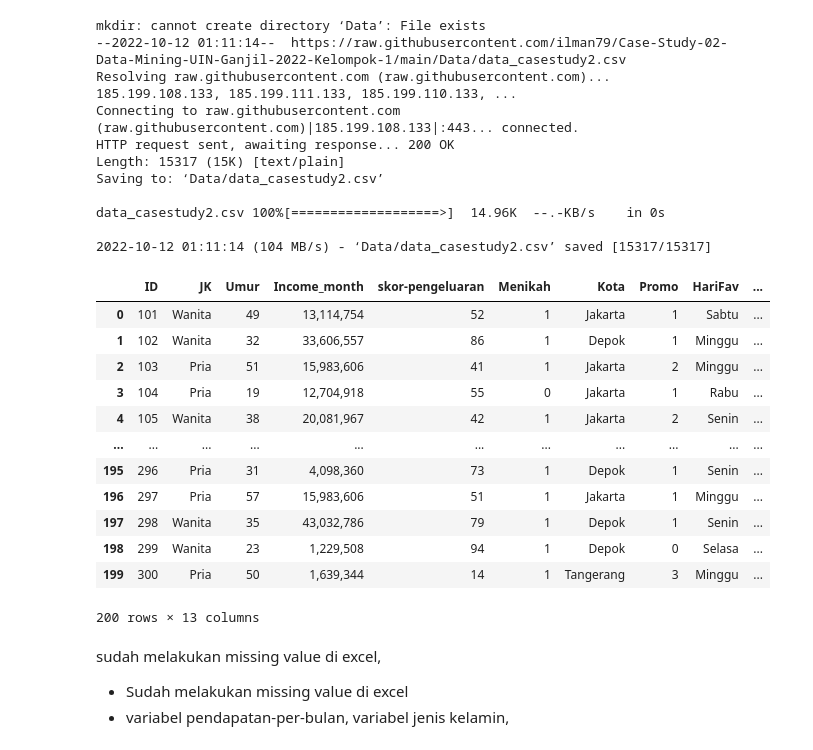
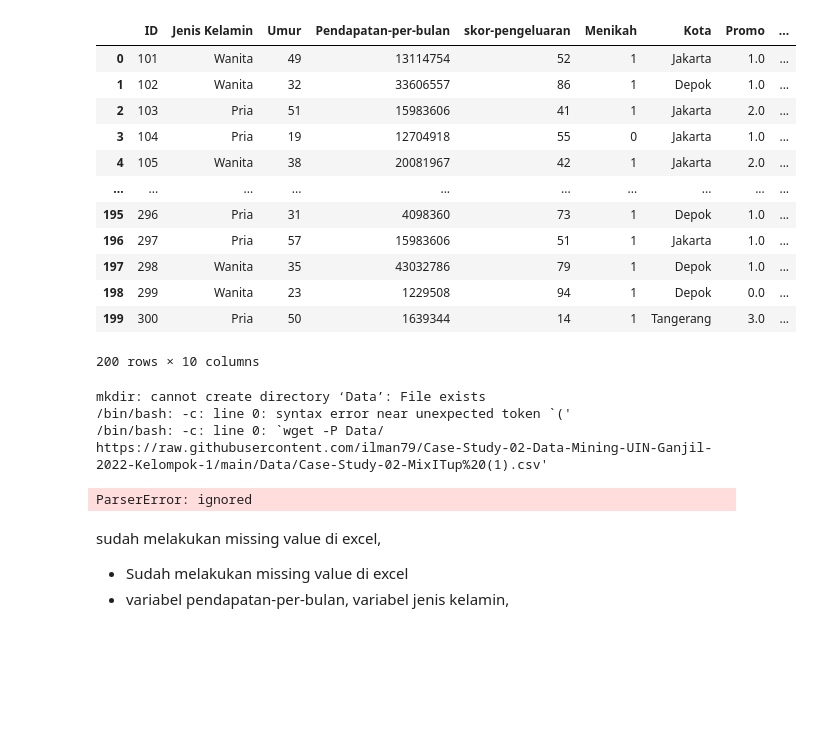
Before and after one commit to ilman79/Case-Study-02-Data-Mining-UIN-Ganjil-2022-Kelompok-1, a Jupyter notebook: Study_Case_2_Kelompok_1.ipynb, the cells around one changed output. Drawn from its saved outputs; the diff is of its cells as text; code cells hidden in the pictures; blank space fills up the shorter version.

```diff
--- a/Study_Case_2_Kelompok_1.ipynb
+++ b/Study_Case_2_Kelompok_1.ipynb
@@ -32,41 +32,38 @@ tau_unsup.py.1      100%[===================>]  16.98K  --.-KB/s    in 0.001s
+# %%
+df = pd.read_csv('https://raw.githubusercontent.com/ilman79/Case-Study-02-Data-Mining-UIN-Ganjil-2022-Kelompok-1/main/Data/Case-Study-02-MixITup%20(1).csv')
+df
+# %% [output]
+|  | ID | Jenis Kelamin | Umur | Pendapatan-per-bulan | skor-pengeluaran | Menikah | Kota | Promo | ... |
+| 0 | 101 | Wanita | 49 | 13114754 | 52 | 1 | Jakarta | 1.0 | ... |
+| 1 | 102 | Wanita | 32 | 33606557 | 86 | 1 | Depok | 1.0 | ... |
+| 2 | 103 | Pria | 51 | 15983606 | 41 | 1 | Jakarta | 2.0 | ... |
+| 3 | 104 | Pria | 19 | 12704918 | 55 | 0 | Jakarta | 1.0 | ... |
+| 4 | 105 | Wanita | 38 | 20081967 | 42 | 1 | Jakarta | 2.0 | ... |
+| ... | ... | ... | ... | ... | ... | ... | ... | ... | ... |
+| 195 | 296 | Pria | 31 | 4098360 | 73 | 1 | Depok | 1.0 | ... |
+| 196 | 297 | Pria | 57 | 15983606 | 51 | 1 | Jakarta | 1.0 | ... |
+| 197 | 298 | Wanita | 35 | 43032786 | 79 | 1 | Depok | 1.0 | ... |
+| 198 | 299 | Wanita | 23 | 1229508 | 94 | 1 | Depok | 0.0 | ... |
+| 199 | 300 | Pria | 50 | 1639344 | 14 | 1 | Tangerang | 3.0 | ... |
+200 rows × 10 columns
 # %%
 import pandas as pd
 # %%
 # Loading Data:
 
 try: # Running Locally, yakinkan "file_" berada di folder "data"
-    df = pd.read_csv("Data/data_casestudy2.csv", low_memory = False, encoding='utf8')
+    df = pd.read_csv("Data/Book2.csv", low_memory = False, encoding='utf8')
 except: # Running in Google Colab
     !mkdir Data
-    !wget -P Data/ https://raw.githubusercontent.com/ilman79/Case-Study-02-Data-Mining-UIN-Ganjil-2022-Kelompok-1/main/Data/data_casestudy2.csv
-    df = pd.read_csv("Data/data_casestudy2.csv", low_memory = False, encoding='utf8')
+    !wget -P Data/ https://raw.githubusercontent.com/ilman79/Case-Study-02-Data-Mining-UIN-Ganjil-2022-Kelompok-1/main/Data/Case-Study-02-MixITup%20(1).csv
+    df = pd.read_csv("Data/Book2.csv", low_memory = False, encoding='utf8')
 
 df
 # %% [output]
 mkdir: cannot create directory ‘Data’: File exists
---2022-10-12 01:11:14--  https://raw.githubusercontent.com/ilman79/Case-Study-02-Data-Mining-UIN-Ganjil-2022-Kelompok-1/main/Data/data_casestudy2.csv
-Resolving raw.githubusercontent.com (raw.githubusercontent.com)... 185.199.108.133, 185.199.111.133, 185.199.110.133, ...
-Connecting to raw.githubusercontent.com (raw.githubusercontent.com)|185.199.108.133|:443... connected.
-HTTP request sent, awaiting response... 200 OK
-Length: 15317 (15K) [text/plain]
-Saving to: ‘Data/data_casestudy2.csv’
-
-data_casestudy2.csv 100%[===================>]  14.96K  --.-KB/s    in 0s
-
-2022-10-12 01:11:14 (104 MB/s) - ‘Data/data_casestudy2.csv’ saved [15317/15317]
+/bin/bash: -c: line 0: syntax error near unexpected token `('
+/bin/bash: -c: line 0: `wget -P Data/ https://raw.githubusercontent.com/ilman79/Case-Study-02-Data-Mining-UIN-Ganjil-2022-Kelompok-1/main/Data/Case-Study-02-MixITup%20(1).csv'
-|  | ID | JK | Umur | Income_month | skor-pengeluaran | Menikah | Kota | Promo | HariFav | ... |
-| 0 | 101 | Wanita | 49 | 13,114,754 | 52 | 1 | Jakarta | 1 | Sabtu | ... |
-| 1 | 102 | Wanita | 32 | 33,606,557 | 86 | 1 | Depok | 1 | Minggu | ... |
-| 2 | 103 | Pria | 51 | 15,983,606 | 41 | 1 | Jakarta | 2 | Minggu | ... |
-| 3 | 104 | Pria | 19 | 12,704,918 | 55 | 0 | Jakarta | 1 | Rabu | ... |
-| 4 | 105 | Wanita | 38 | 20,081,967 | 42 | 1 | Jakarta | 2 | Senin | ... |
-| ... | ... | ... | ... | ... | ... | ... | ... | ... | ... | ... |
-| 195 | 296 | Pria | 31 | 4,098,360 | 73 | 1 | Depok | 1 | Senin | ... |
-| 196 | 297 | Pria | 57 | 15,983,606 | 51 | 1 | Jakarta | 1 | Minggu | ... |
-| 197 | 298 | Wanita | 35 | 43,032,786 | 79 | 1 | Depok | 1 | Senin | ... |
-| 198 | 299 | Wanita | 23 | 1,229,508 | 94 | 1 | Depok | 0 | Selasa | ... |
-| 199 | 300 | Pria | 50 | 1,639,344 | 14 | 1 | Tangerang | 3 | Minggu | ... |
-200 rows × 13 columns
+ParserError: ignored
 # %% [markdown]
 sudah melakukan missing value di excel,
 
```
Also changed, not shown: parts of 12 cells of this notebook.
